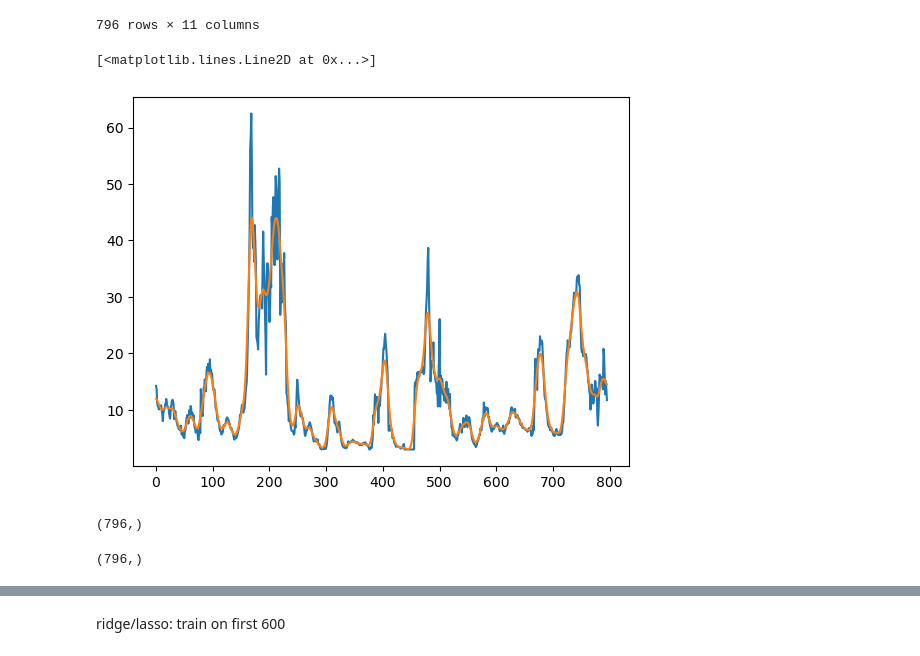
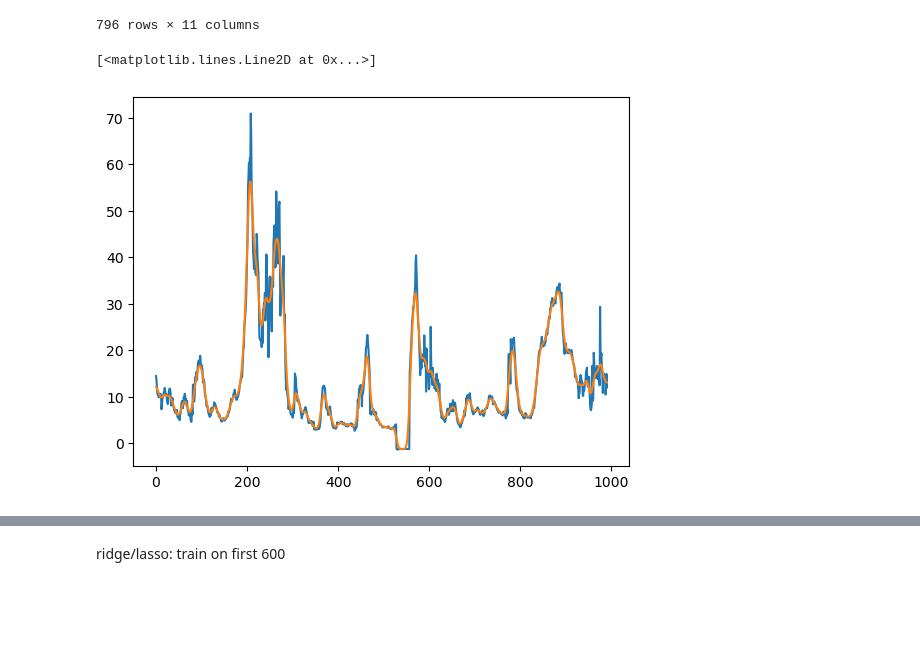
Before and after one commit to MTLehner/DSTSES_DataLakes, a Jupyter notebook: jb_ridge_lasso.ipynb, the cells around one changed output, grey strips where cells are left out. Saved outputs shown, nothing was run; the diff lists cells and outputs as text; code cells hidden in the pictures; blank space fills up the shorter version.

```diff
--- a/jb_ridge_lasso.ipynb
+++ b/jb_ridge_lasso.ipynb
@@ -11,0 +15,6 @@ from sklearn.linear_model import Ridge, Lasso
+# %%
+df_marc = import_lakes.import_lake_greifen()
+df_marc["day"] = df_marc["date"].apply(lambda x: x.replace(hour=0, minute=0, second=0, microsecond=0))
+# %%
+df_marc_day = df_marc.groupby("day").mean()
+df_marc_day.reset_index(inplace=True)
@@ -38,8 +63,10 @@ day_df
 # %%
 day_df['z6'] = np.maximum(day_df['z6'],3)
 # %%
-plt.plot(day_df['z6'].values)
-plt.plot(gaussian_filter1d(day_df['z6'].values,4))
+#plt.plot(day_df['z6'].values)
+plt.plot(df_marc_day['z6'].values)
+#plt.plot(gaussian_filter1d(day_df['z6'].values,4))
+plt.plot(gaussian_filter1d(df_marc_day['z6'].values,4))
 # %% [output]
 [<matplotlib.lines.Line2D at 0x...>]
-[figure, old version]
+[figure, new version]
@@ -49,8 +72,0 @@ Y = gaussian_filter1d(day_df['z6'].values,4)
-# %%
-np.shape(Y)
-# %% [output]
-(796,)
-# %%
-np.shape(Y)
-# %% [output]
-(796,)
```
Also changed, not shown: parts of 25 cells of this notebook.
